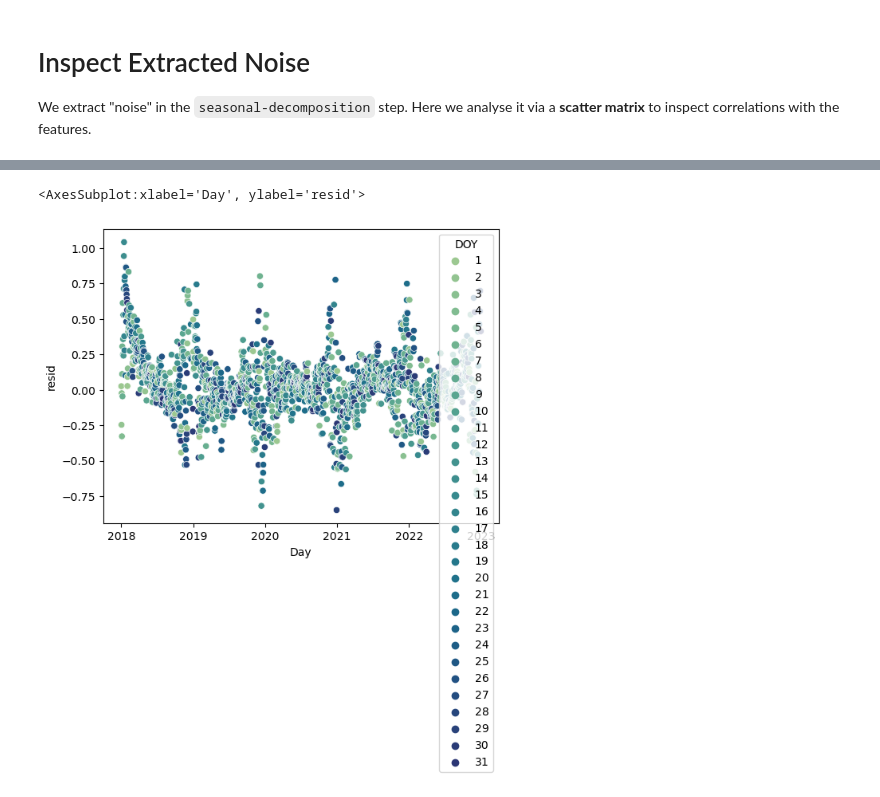
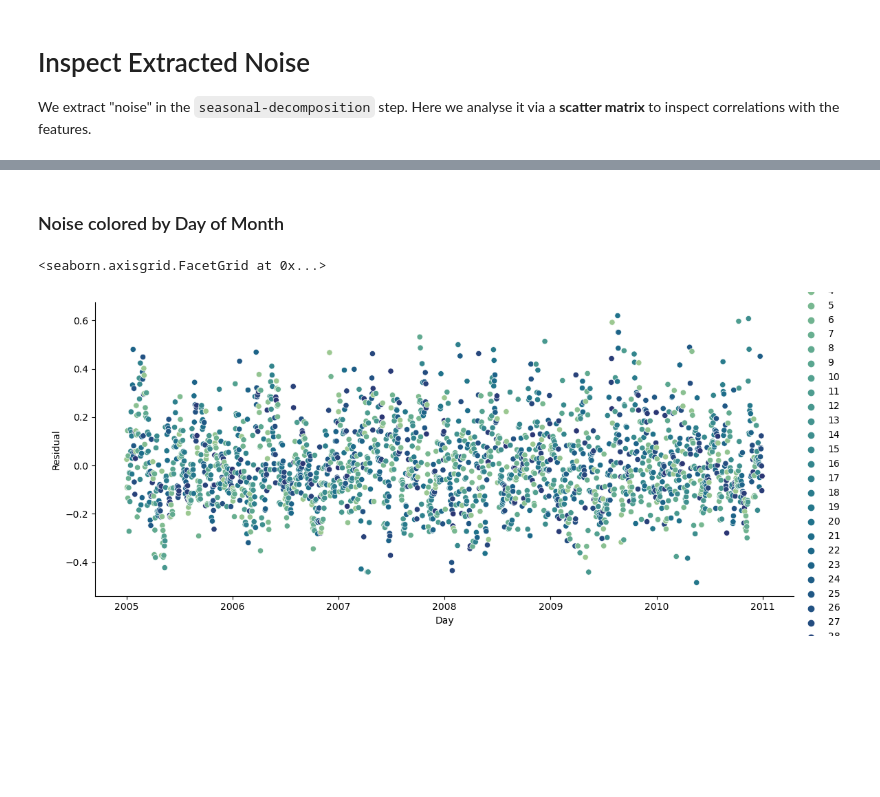
Before and after one commit to fedesss98/kc-predict, a Jupyter notebook: notebook/06-inspect-noise.ipynb, the cells around one changed output, grey strips where cells are left out. Drawn from its saved outputs; the diff is of its cells as text; code cells hidden in the pictures; blank space fills up the shorter version.

Commit message:
Add scattermatrix plot

```diff
--- a/notebook/06-inspect-noise.ipynb
+++ b/notebook/06-inspect-noise.ipynb
@@ -38,0 +13,6 @@ df_noise
+# %%
+root = Path(r"..\data\us_arm_fede")
+
+df_noise = pd.read_pickle(root / "data\postprocessed" / "kc_noise.pickle").to_frame().reset_index()
+df_noise.rename(columns={'resid': "Residual"}, inplace=True)
+df_noise.index
@@ -39,5 +28,9 @@ df_noise
+# %% [markdown]
+### Noise colored by Day of Month
 # %%
-sns.scatterplot(df_noise, x="Day", y="resid", hue="DOY", palette="crest")
+sns.relplot(df_noise, x="Day", y="Residual", kind="scatter",
+            hue=df_noise.apply(lambda x: str(x.loc["Day"].day), axis=1), palette="crest",
+            aspect=20/9)
 # %% [output]
-<AxesSubplot:xlabel='Day', ylabel='resid'>
+<seaborn.axisgrid.FacetGrid at 0x...>
-[figure, old version]
+[figure, new version]
```
Also changed, not shown: parts of 15 cells of this notebook.
